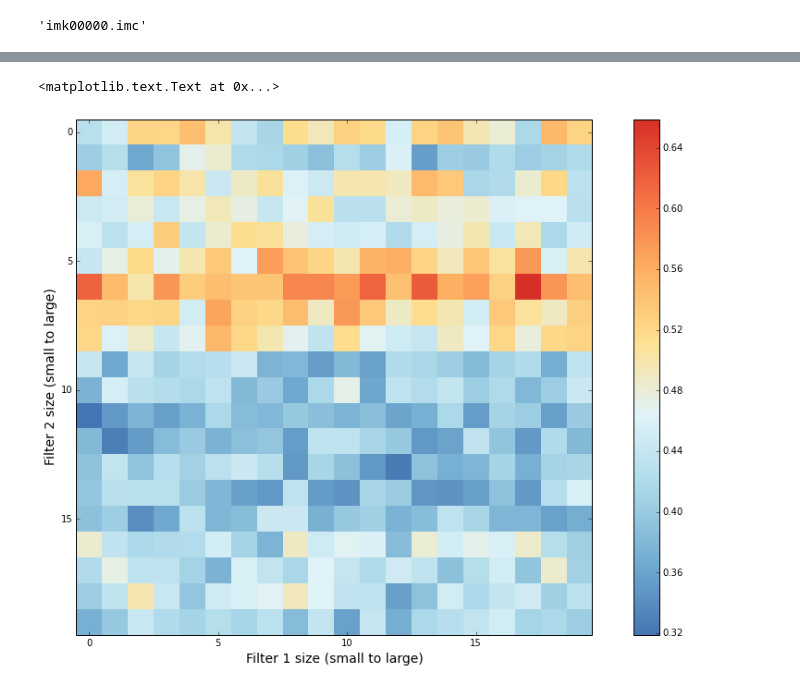
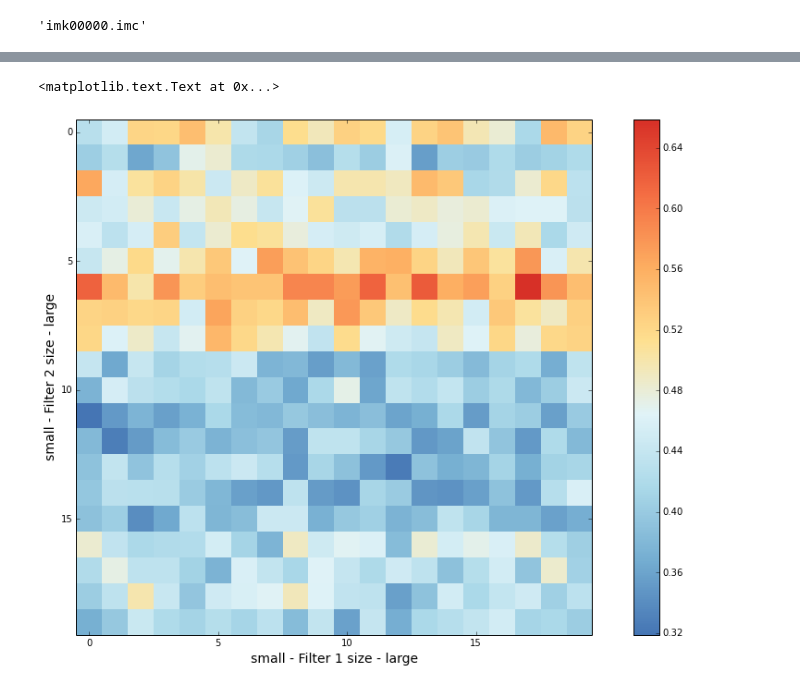
Before and after one commit to lmcintosh/ipython-notebooks, a Jupyter notebook: 00 Baccus Lab - Surround size in Horizontal and Amacrine cells - Take 4.ipynb, the cells around one changed output, grey strips where cells are left out. Drawn from its saved outputs; the diff is of its cells as text; code cells hidden in the pictures.

```diff
--- a/00 Baccus Lab - Surround size in Horizontal and Amacrine cells - Take 4.ipynb
+++ b/00 Baccus Lab - Surround size in Horizontal and Amacrine cells - Take 4.ipynb
@@ -327,12 +327,12 @@ I3 = I
 # %%
 fig = gcf()
 fig.set_size_inches((16,10))
 
 bmap = brewer2mpl.get_map('RdYlBu','diverging',8,reverse=True).mpl_colormap
 imshow(I[:,::-1],interpolation='nearest',cmap=bmap)
 colorbar()
-xlabel('Filter 1 size (small to large)',fontsize=14)
-ylabel('Filter 2 size (small to large)',fontsize=14)
+xlabel('small - Filter 1 size - large',fontsize=14)
+ylabel('small - Filter 2 size - large',fontsize=14)
 # %% [output]
 <matplotlib.text.Text at 0x...>
-[figure, old version]
+[figure, new version]
```
Also changed, not shown: parts of 2 cells of this notebook.
